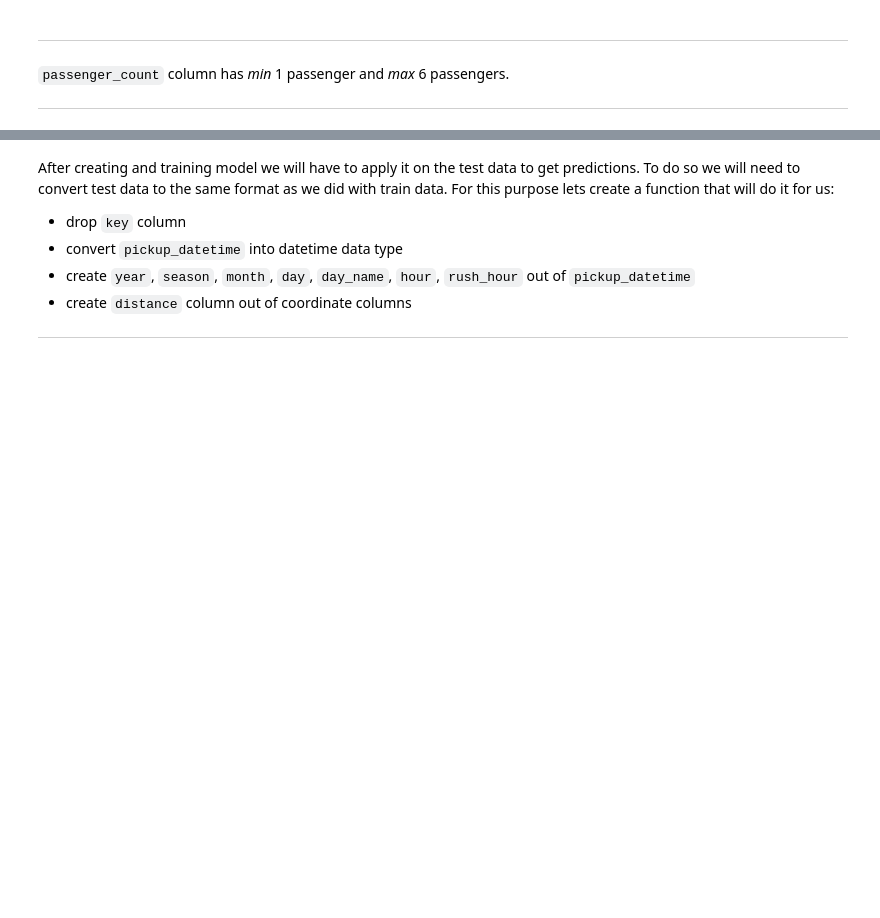
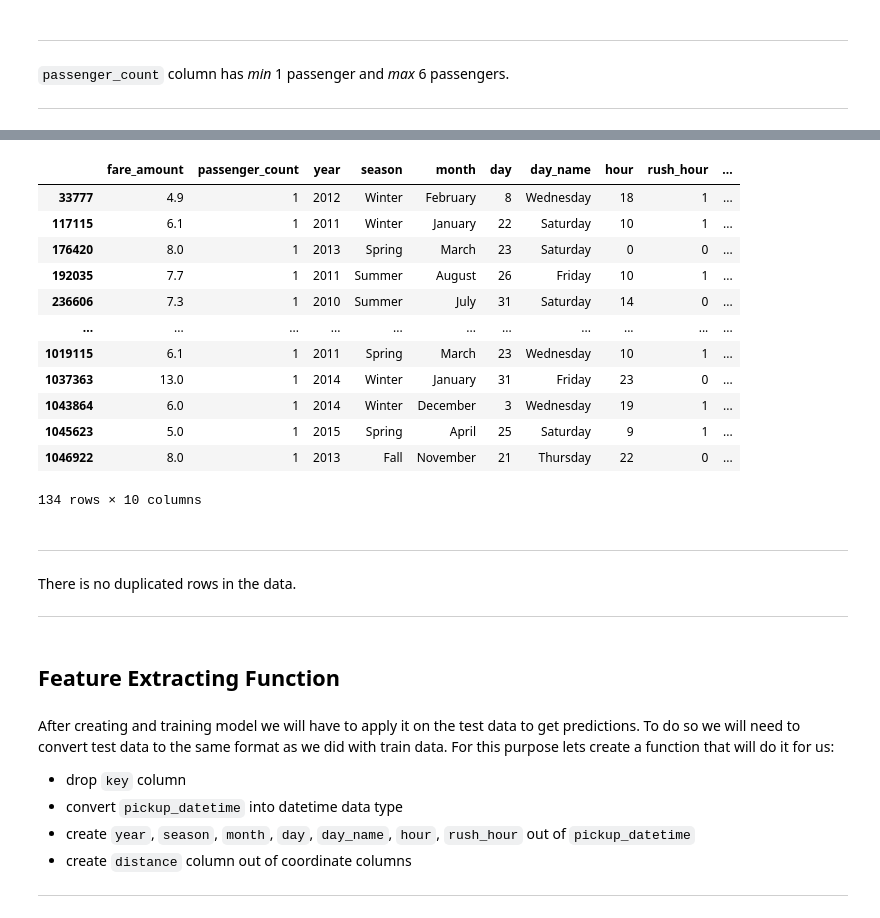
Before and after one commit to pe44enka/TaxiFarePrediction, a Jupyter notebook: TaxiFarePrediction.ipynb, the cells around one changed output, grey strips where cells are left out. Cells and saved outputs as stored; diff of their text form; code cells hidden in the pictures; blank space fills up the shorter version.

````diff
--- a/TaxiFarePrediction.ipynb
+++ b/TaxiFarePrediction.ipynb
@@ -544,0 +861,4 @@ df.shape:  (1048445, 10)
+# %%
+df.drop(index=df[df.distance<0.01].index.to_list(), inplace=True)
+print('df.shape: ', df.shape)
+df.head()
@@ -545,3 +902,29 @@ df.shape:  (1048445, 10)
+# %%
+df[df.duplicated()] #count sum of  boolean Series denoting duplicate rows
+# %% [output]
+|  | fare_amount | passenger_count | year | season | month | day | day_name | hour | rush_hour | ... |
+| 33777 | 4.9 | 1 | 2012 | Winter | February | 8 | Wednesday | 18 | 1 | ... |
+| 117115 | 6.1 | 1 | 2011 | Winter | January | 22 | Saturday | 10 | 1 | ... |
+| 176420 | 8.0 | 1 | 2013 | Spring | March | 23 | Saturday | 0 | 0 | ... |
+| 192035 | 7.7 | 1 | 2011 | Summer | August | 26 | Friday | 10 | 1 | ... |
+| 236606 | 7.3 | 1 | 2010 | Summer | July | 31 | Saturday | 14 | 0 | ... |
+| ... | ... | ... | ... | ... | ... | ... | ... | ... | ... | ... |
+| 1019115 | 6.1 | 1 | 2011 | Spring | March | 23 | Wednesday | 10 | 1 | ... |
+| 1037363 | 13.0 | 1 | 2014 | Winter | January | 31 | Friday | 23 | 0 | ... |
+| 1043864 | 6.0 | 1 | 2014 | Winter | December | 3 | Wednesday | 19 | 1 | ... |
+| 1045623 | 5.0 | 1 | 2015 | Spring | April | 25 | Saturday | 9 | 1 | ... |
+| 1046922 | 8.0 | 1 | 2013 | Fall | November | 21 | Thursday | 22 | 0 | ... |
+134 rows × 10 columns
+# %% [markdown]
+
+
+---
+
+There is no duplicated rows in the data.
+
+---
+# %% [markdown]
+## Feature Extracting Function
 # %% [markdown]
 After creating and training model we will have to apply it on the test data to get predictions. To do so we will need to convert test data  to the same format as we did with train data. For this purpose lets create a function that will do it for us:
 * drop ```key``` column
````
Also changed, not shown: parts of 122 cells of this notebook.
